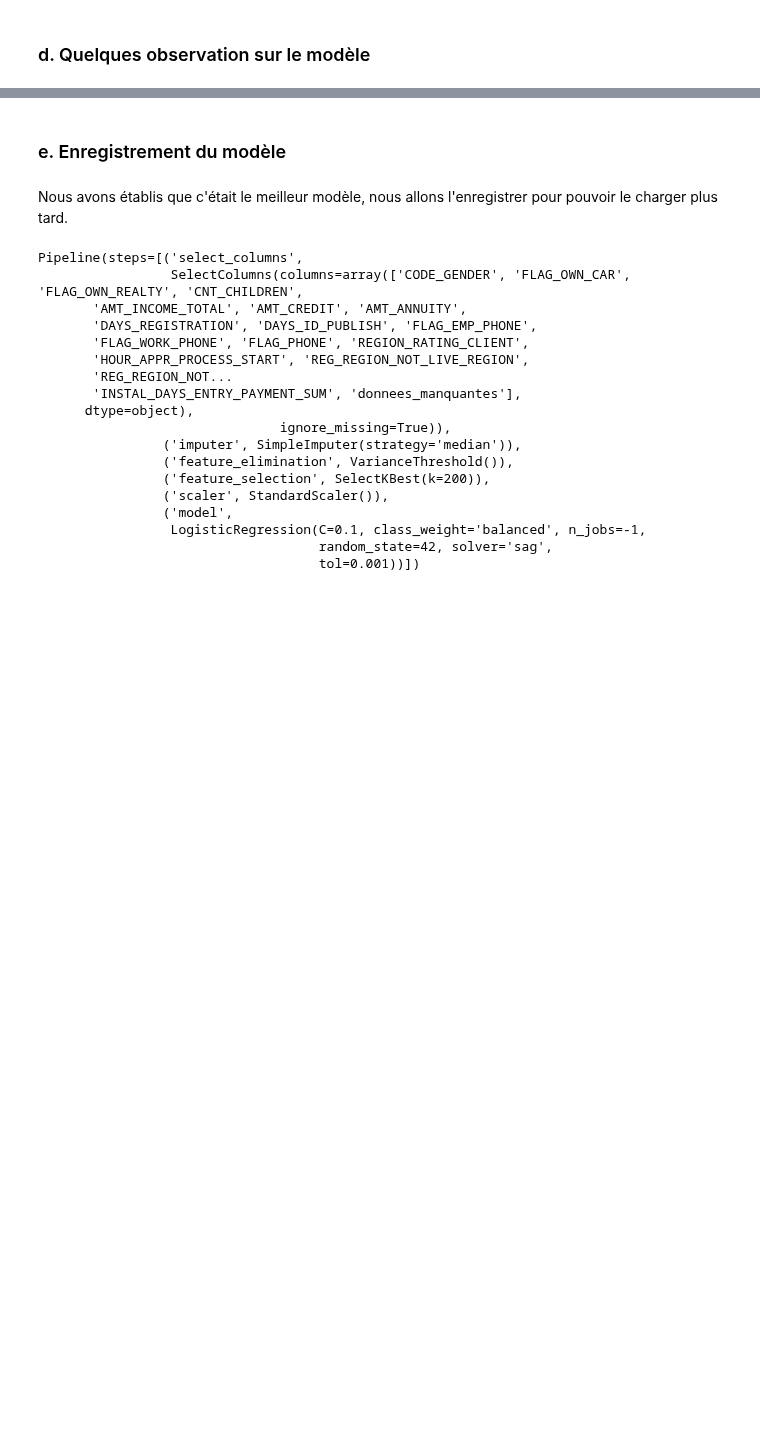
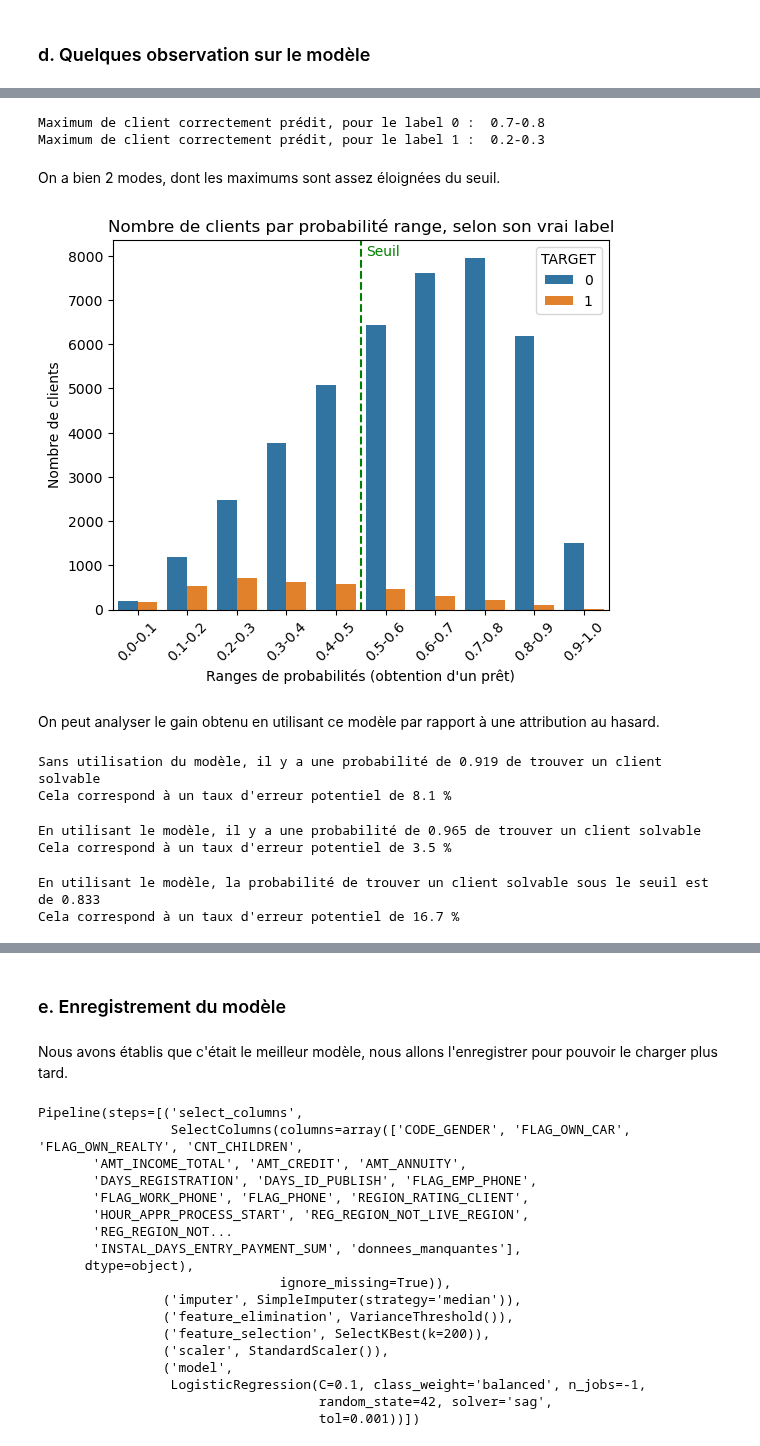
Before and after one commit to RubenHf/Scoring-model-banking, a Jupyter notebook: Halifa_Ruben_3_082023.ipynb, the cells around one changed output, grey strips where cells are left out. Cells and saved outputs as stored; diff of their text form; code cells hidden in the pictures; blank space fills up the shorter version.

```diff
--- a/Halifa_Ruben_3_082023.ipynb
+++ b/Halifa_Ruben_3_082023.ipynb
@@ -1386,0 +1490,52 @@ Setuptools is replacing distutils.
+# %%
+bin_range = [i / 10 for i in range(11)]
+bin_labels = [f"{i/10}-{(i+1)/10}" for i in range(10)]
+xtest["bins"] = pd.cut(proba_0, bins=bin_range, labels=bin_labels)
+
+max_bin_0 = xtest[ytest == 0]["bins"].value_counts().idxmax()
+max_0 = xtest[ytest == 0]["bins"].value_counts().max()
+max_bin_1 = xtest[ytest == 1]["bins"].value_counts().idxmax()
+max_1 = xtest[ytest == 1]["bins"].value_counts().max()
+print("Maximum de client correctement prédit, pour le label 0 : ", max_bin_0)
+print("Maximum de client correctement prédit, pour le label 1 : ", max_bin_1)
+# %% [output]
+Maximum de client correctement prédit, pour le label 0 :  0.7-0.8
+Maximum de client correctement prédit, pour le label 1 :  0.2-0.3
+# %% [markdown]
+On a bien 2 modes, dont les maximums sont assez éloignées du seuil.
+# %%
+sns.countplot(data = xtest, x = "bins", hue=ytest)
+plt.axvline(round((1-seuil)*10) - 0.5, color='green', linestyle='--', label = "Seuil")
+plt.text(round((1-seuil)*10)-0.4, 8000, "Seuil", c = "green")
+plt.title("Nombre de clients par probabilité range, selon son vrai label")
+plt.ylabel("Nombre de clients")
+plt.xlabel("Ranges de probabilités (obtention d'un prêt)")
+plt.xticks(rotation = 45)
+plt.show()
+# %% [output]
+[figure, added]
+# %% [markdown]
+On peut analyser le gain obtenu en utilisant ce modèle par rapport à une attribution au hasard.
+# %%
+proba_generale = ytest[ytest == 0].shape[0] / ytest.shape[0]
+print("Sans utilisation du modèle, il y a une probabilité de %.3f de trouver un client solvable" %proba_generale)
+print("Cela correspond à un taux d'erreur potentiel de %.1f %%" %(100-proba_generale*100))
+# %% [output]
+Sans utilisation du modèle, il y a une probabilité de 0.919 de trouver un client solvable
+Cela correspond à un taux d'erreur potentiel de 8.1 %
+# %%
+proba_generale_sup_thresh = proba_0[(ytest == 0) & (proba_0 > 0.51)].shape[0] / proba_0[proba_0 > 0.51].shape[0]
+risque_sup_perc = 100-proba_generale_sup_thresh*100
+print("En utilisant le modèle, il y a une probabilité de %.3f de trouver un client solvable" %proba_generale_sup_thresh)
+print("Cela correspond à un taux d'erreur potentiel de %.1f %%" %risque_sup_perc)
+# %% [output]
+En utilisant le modèle, il y a une probabilité de 0.965 de trouver un client solvable
+Cela correspond à un taux d'erreur potentiel de 3.5 %
+# %%
+proba_generale_inf_thresh = proba_0[(ytest == 0) & (proba_0 <= 0.51)].shape[0] / proba_0[proba_0 <= 0.51].shape[0]
+risque_inf_perc = 100-proba_generale_inf_thresh*100
+print("En utilisant le modèle, la probabilité de trouver un client solvable sous le seuil est de %.3f " %proba_generale_inf_thresh)
+print("Cela correspond à un taux d'erreur potentiel de %.1f %%" %risque_inf_perc)
+# %% [output]
+En utilisant le modèle, la probabilité de trouver un client solvable sous le seuil est de 0.833
+Cela correspond à un taux d'erreur potentiel de 16.7 %
```
Also changed, not shown: parts of 40 cells of this notebook, 3 other files.
